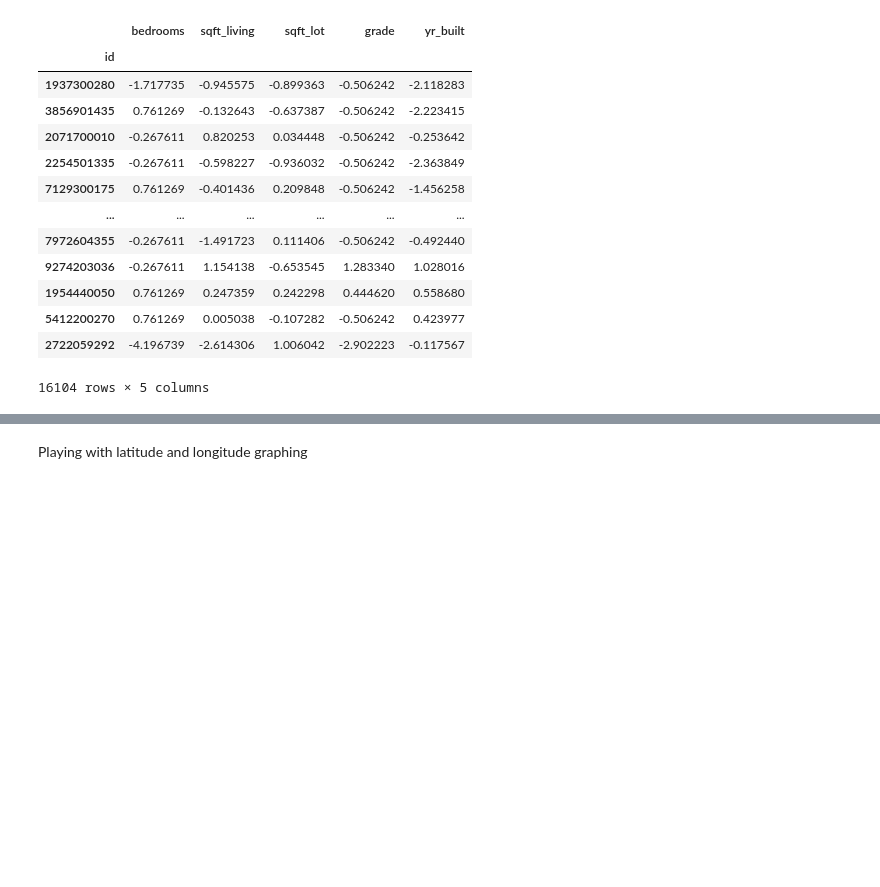
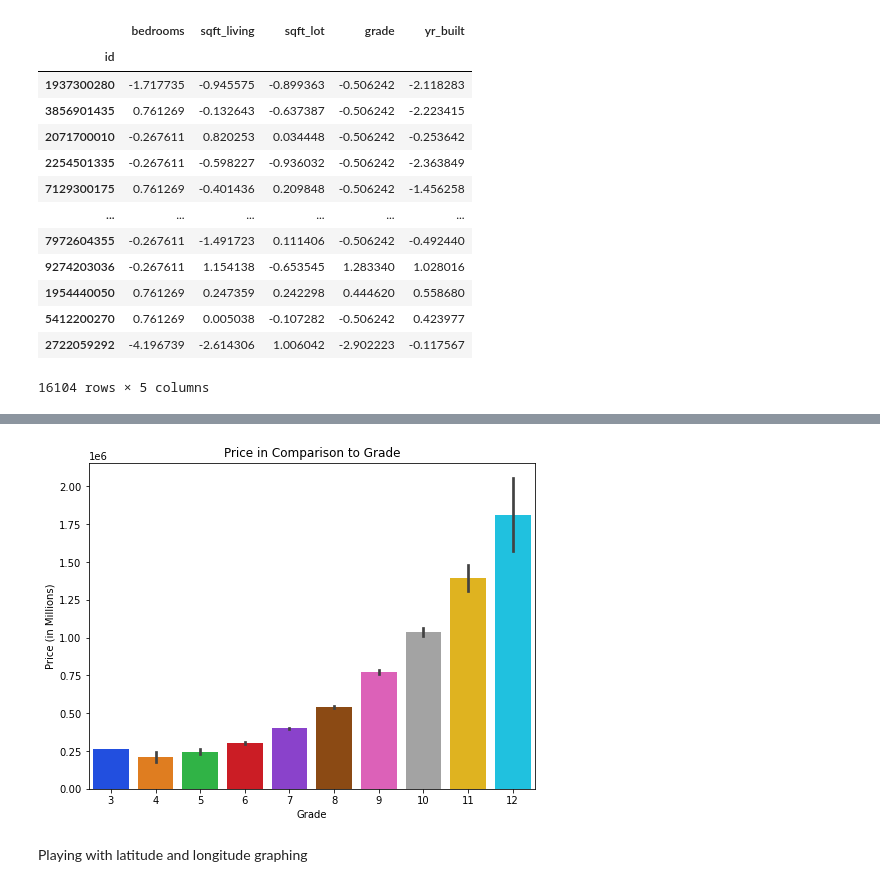
Before and after one commit to lblaka/real-estate-project, a Jupyter notebook: meaghan_working_notebook.ipynb, the cells around one changed output, grey strips where cells are left out. Drawn from its saved outputs; the diff is of its cells as text; code cells hidden in the pictures; blank space fills up the shorter version.

```diff
--- a/meaghan_working_notebook.ipynb
+++ b/meaghan_working_notebook.ipynb
@@ -687,3 +704,12 @@ Notes:
+# %%
+plt.figure(figsize=(8,6))
+ax = sns.barplot(x='grade', y='price', data=dummy,palette='bright')
+ax.set_title('Price in Comparison to Grade')
+ax.set_xlabel('Grade')
+ax.set_ylabel('Price (in Millions)');
+#plt.savefig('Grade.png')
+# %% [output]
+[figure, added]
 # %% [markdown]
 Playing with latitude and longitude graphing
 # %%
```
Also changed, not shown: parts of 18 cells of this notebook.
